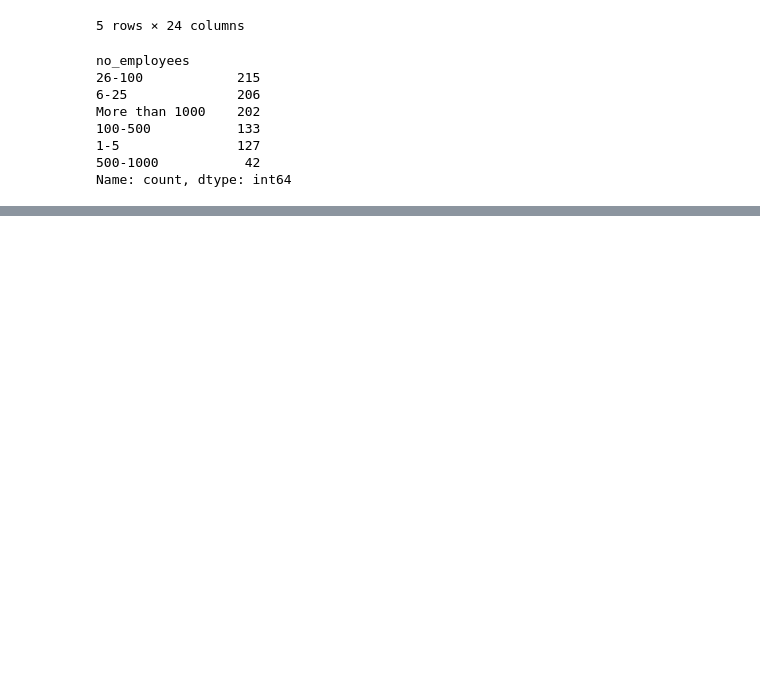
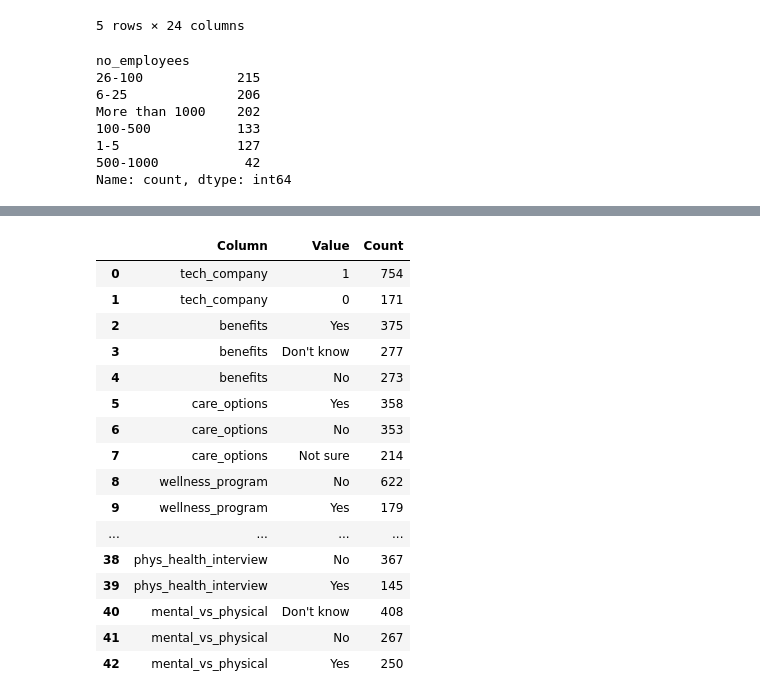
Before and after one commit to denizdagli/mental-health, a Jupyter notebook: dataAnalysis.ipynb, the cells around one changed output, grey strips where cells are left out. Saved outputs shown, nothing was run; the diff lists cells and outputs as text; code cells hidden in the pictures; blank space fills up the shorter version.

```diff
--- a/dataAnalysis.ipynb
+++ b/dataAnalysis.ipynb
@@ -676,2 +730,11 @@ df.head()
 # %%
 df.drop(['no_employees'], axis=1, inplace=True)
+# %%
+# Sütun aralığını seçme
+start_col = 'tech_company'
+end_col = 'mental_vs_physical'
+
+# Aralıkta kalan tüm sütunları almak için
+df_selected = df.loc[:, start_col:end_col]
+
+df_selected.head()
@@ -677,0 +766,31 @@ df.drop(['no_employees'], axis=1, inplace=True)
+# %%
+# Benzersiz değerler ve sayıları için boş bir liste oluştur
+unique_values_list = []
+
+# Her sütun için benzersiz değerleri ve sayıları al
+for column in df_selected.columns:
+    value_counts = df_selected[column].value_counts()
+    for index, count in value_counts.items():
+        unique_values_list.append({'Column': column, 'Value': index, 'Count': count})
+
+# Sonuçları DataFrame olarak oluştur
+unique_values_df = pd.DataFrame(unique_values_list)
+unique_values_df
+# %% [output]
+|  | Column | Value | Count |
+| 0 | tech_company | 1 | 754 |
+| 1 | tech_company | 0 | 171 |
+| 2 | benefits | Yes | 375 |
+| 3 | benefits | Don't know | 277 |
+| 4 | benefits | No | 273 |
+| 5 | care_options | Yes | 358 |
+| 6 | care_options | No | 353 |
+| 7 | care_options | Not sure | 214 |
+| 8 | wellness_program | No | 622 |
+| 9 | wellness_program | Yes | 179 |
+| ... | ... | ... | ... |
+| 38 | phys_health_interview | No | 367 |
+| 39 | phys_health_interview | Yes | 145 |
+| 40 | mental_vs_physical | Don't know | 408 |
+| 41 | mental_vs_physical | No | 267 |
+| 42 | mental_vs_physical | Yes | 250 |
```
Also changed, not shown: parts of 13 cells of this notebook.
